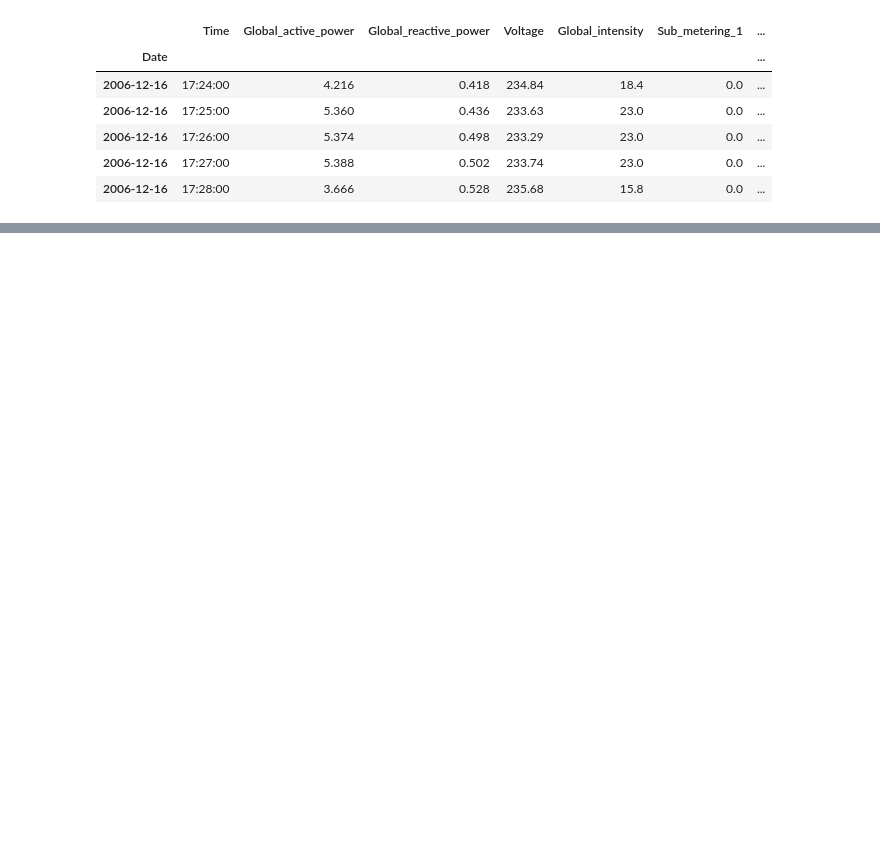
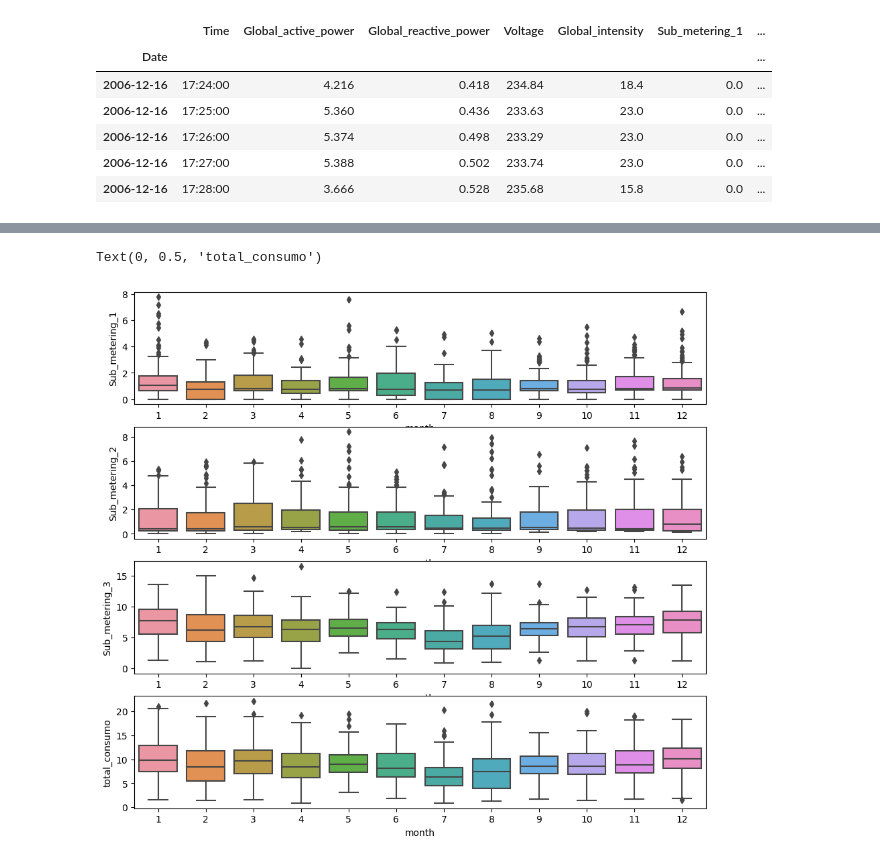
Before and after one commit to marcosmorais94/house_comsumption_forecast, a Jupyter notebook: house_power_timeseries.ipynb, the cells around one changed output, grey strips where cells are left out. Cells and saved outputs as stored; diff of their text form; code cells hidden in the pictures; blank space fills up the shorter version.

```diff
--- a/house_power_timeseries.ipynb
+++ b/house_power_timeseries.ipynb
@@ -237,0 +401,15 @@ Text(0.5, 0, ' ')
+# %%
+# Boxplot dos dados
+# Ajuste no tamanho do gráfico
+fig, axes = plt.subplots(4, 1, figsize=(11, 10), sharex=False)
+
+# Plot com 3 variáveis
+for name, ax in zip(['Sub_metering_1', 'Sub_metering_2', 'Sub_metering_3', 'total_consumo'], axes):
+
+    sns.boxplot(data=df_media, x='month', y = name, ax = ax)
+
+# Configura o eixo Y
+ax.set_ylabel(name)
+# %% [output]
+Text(0, 0.5, 'total_consumo')
+[figure, added]
```
Also changed, not shown: parts of 22 cells of this notebook.
